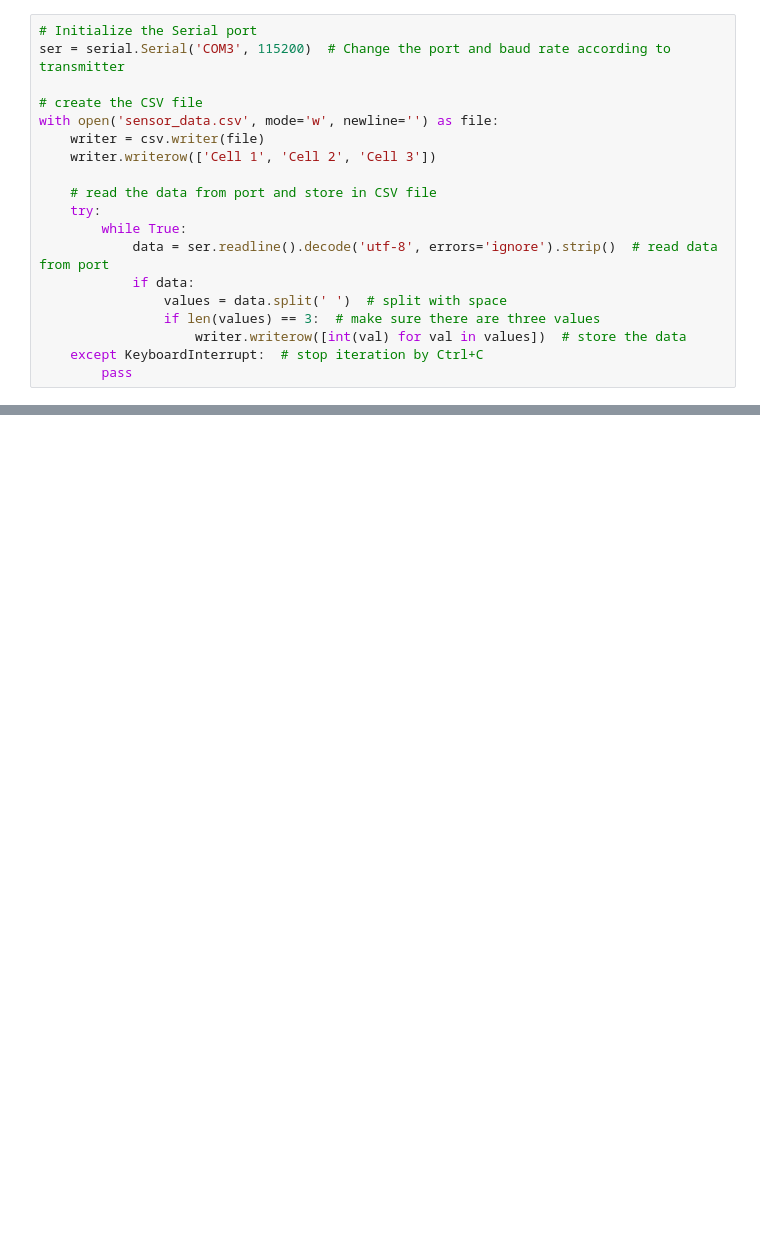
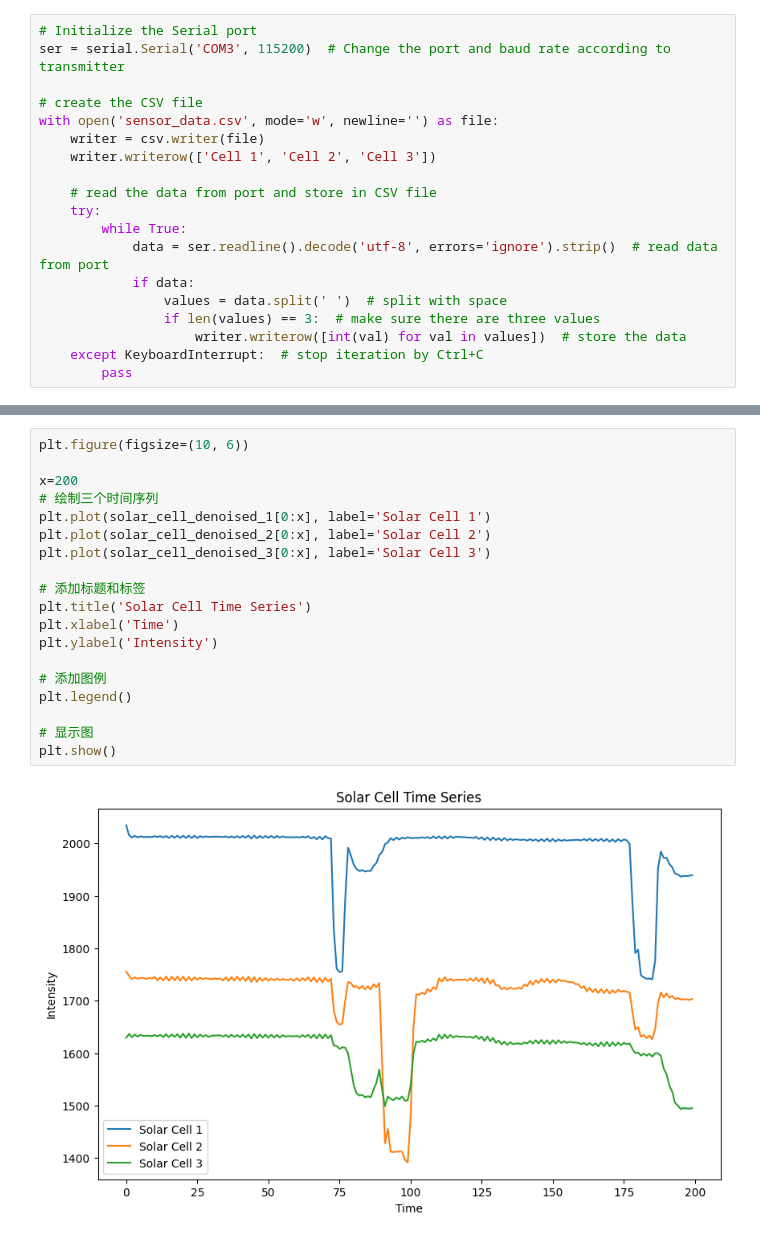
Before and after one commit to Dragonsky8/VLC_Lab_G4, a Jupyter notebook: Lab3/Processor.ipynb, the cells around one changed output, grey strips where cells are left out. Saved outputs shown, nothing was run; the diff lists cells and outputs as text; blank space fills up the shorter version.

```diff
--- a/Lab3/Processor.ipynb
+++ b/Lab3/Processor.ipynb
@@ -119,0 +139,21 @@ plt.show()
+# %%
+plt.figure(figsize=(10, 6))
+
+x=200
+# 绘制三个时间序列
+plt.plot(solar_cell_denoised_1[0:x], label='Solar Cell 1')
+plt.plot(solar_cell_denoised_2[0:x], label='Solar Cell 2')
+plt.plot(solar_cell_denoised_3[0:x], label='Solar Cell 3')
+
+# 添加标题和标签
+plt.title('Solar Cell Time Series')
+plt.xlabel('Time')
+plt.ylabel('Intensity')
+
+# 添加图例
+plt.legend()
+
+# 显示图
+plt.show()
+# %% [output]
+[figure, added]
```
Also changed, not shown: parts of 4 cells of this notebook, 3 other files.
